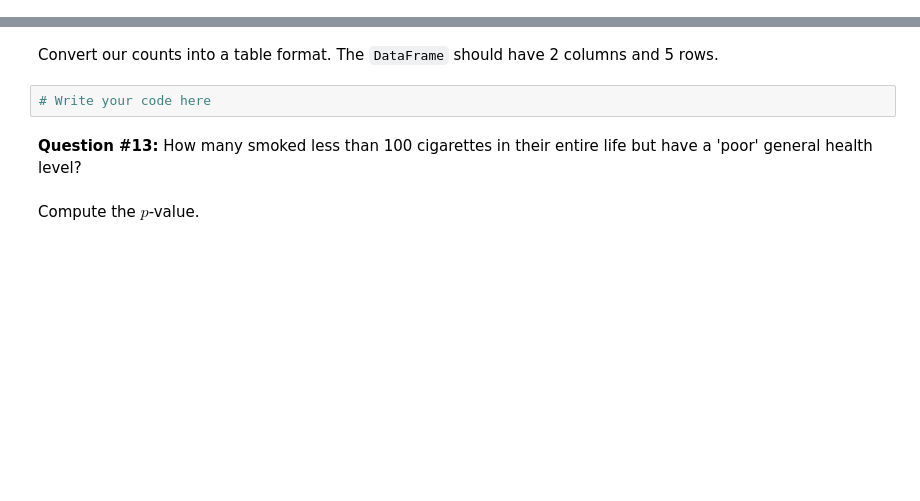
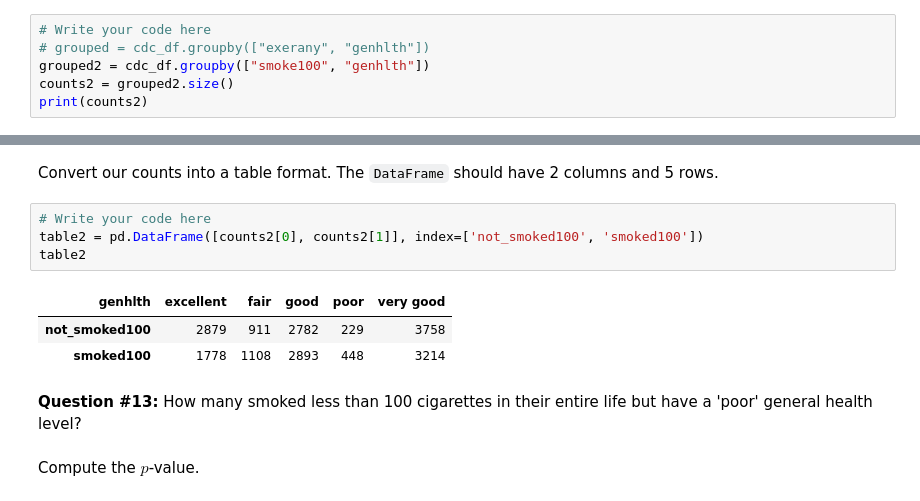
Before and after one commit to chiwasushuba/CSMODEL-notebooks, a Jupyter notebook: 6 - Statistical Inference for Categorical Data - Blank/6 - Statistical Inference for Categorical Data - Blank.ipynb, the cells around one changed output, grey strips where cells are left out. Drawn from its saved outputs; the diff is of its cells as text; blank space fills up the shorter version.

```diff
--- a/6 - Statistical Inference for Categorical Data - Blank/6 - Statistical Inference for Categorical Data - Blank.ipynb
+++ b/6 - Statistical Inference for Categorical Data - Blank/6 - Statistical Inference for Categorical Data - Blank.ipynb
@@ -305,0 +343,6 @@ Store the values in variable `counts`.
+# %%
+# Write your code here
+# grouped = cdc_df.groupby(["exerany", "genhlth"])
+grouped2 = cdc_df.groupby(["smoke100", "genhlth"])
+counts2 = grouped2.size()
+print(counts2)
@@ -311,6 +380,12 @@ counts
 Convert our counts into a table format. The `DataFrame` should have 2 columns and 5 rows.
 # %%
 # Write your code here
+table2 = pd.DataFrame([counts2[0], counts2[1]], index=['not_smoked100', 'smoked100'])
+table2
+# %% [output]
+| genhlth | excellent | fair | good | poor | very good |
+| not_smoked100 | 2879 | 911 | 2782 | 229 | 3758 |
+| smoked100 | 1778 | 1108 | 2893 | 448 | 3214 |
 # %% [markdown]
 **Question #13:** How many smoked less than 100 cigarettes in their entire life but have a 'poor' general health level?
 # %% [markdown]
```
Also changed, not shown: parts of 11 cells of this notebook.
